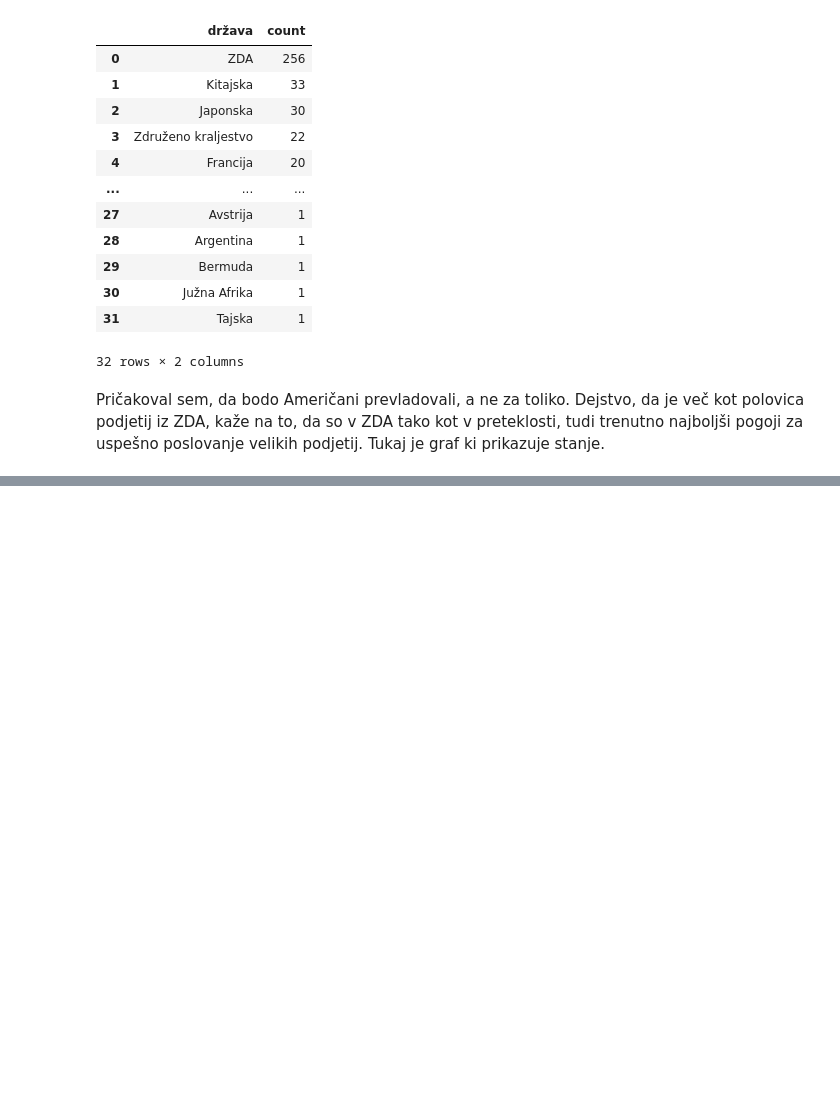
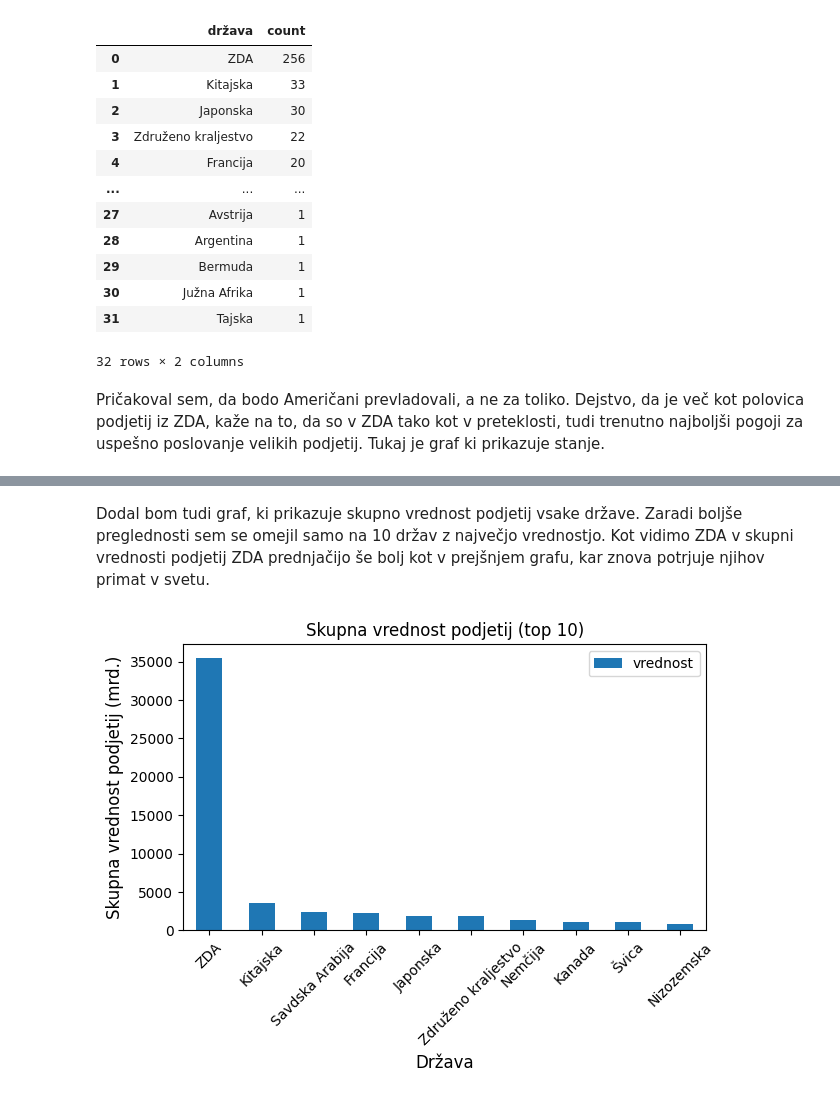
Before and after one commit to MaksRozman7/ProjektnaNaloga, a Jupyter notebook: predstavitev.ipynb, the cells around one changed output, grey strips where cells are left out. Drawn from its saved outputs; the diff is of its cells as text; code cells hidden in the pictures; blank space fills up the shorter version.

Commit message:
še en graf

```diff
--- a/predstavitev.ipynb
+++ b/predstavitev.ipynb
@@ -79,0 +80,14 @@ plt.show()
+# %% [markdown]
+Dodal bom tudi graf, ki prikazuje skupno vrednost podjetij vsake države. Zaradi boljše preglednosti sem se omejil samo na 10 držav z največjo vrednostjo.
+Kot vidimo ZDA v skupni vrednosti podjetij ZDA prednjačijo še bolj kot v prejšnjem grafu, kar znova potrjuje njihov primat v svetu.
+# %%
+vrednost_države = vrednost_države[:10]
+ax = vrednost_države.plot(kind='bar')
+ax.set_xlabel('Država', fontsize=12)
+ax.set_ylabel('Skupna vrednost podjetij (mrd.)', fontsize=12)
+plt.title("Skupna vrednost podjetij (top 10)")
+plt.xticks(rotation=45)
+plt.tight_layout()
+plt.show()
+# %% [output]
+[figure, added]
```
Also changed, not shown: parts of 1 cell of this notebook.
